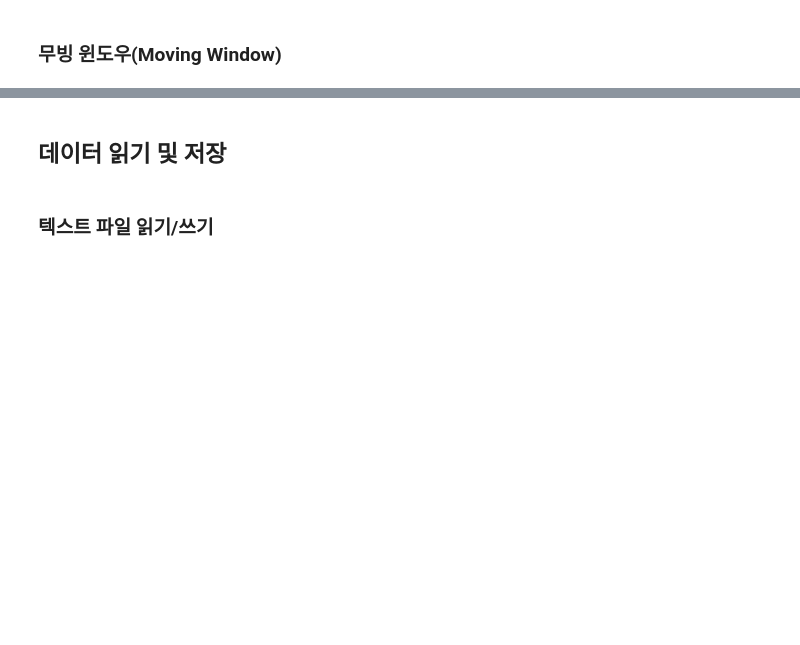
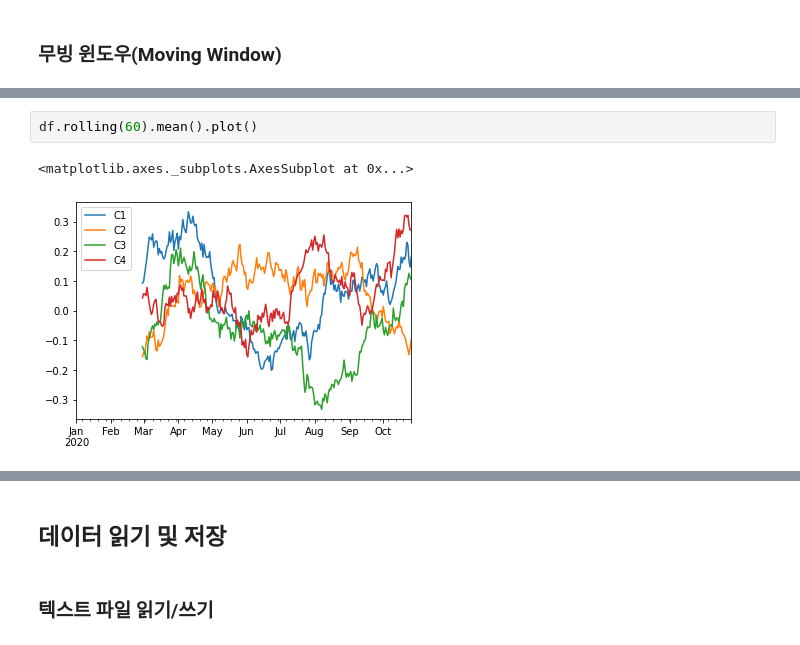
Before and after one commit to aslla77/Practice-Python, a Jupyter notebook: SuanLab/About_Pandas/_Pandas_한번에_제대로_배우기_ipynb의_사본.ipynb, the cells around one changed output, grey strips where cells are left out. Cells and saved outputs as stored; diff of their text form; blank space fills up the shorter version.

```diff
--- a/SuanLab/About_Pandas/_Pandas_한번에_제대로_배우기_ipynb의_사본.ipynb
+++ b/SuanLab/About_Pandas/_Pandas_한번에_제대로_배우기_ipynb의_사본.ipynb
@@ -112,0 +4256,5 @@
+# %%
+df.rolling(60).mean().plot()
+# %% [output]
+<matplotlib.axes._subplots.AxesSubplot at 0x...>
+[figure, added]
```
Also changed, not shown: parts of 525 cells of this notebook.
